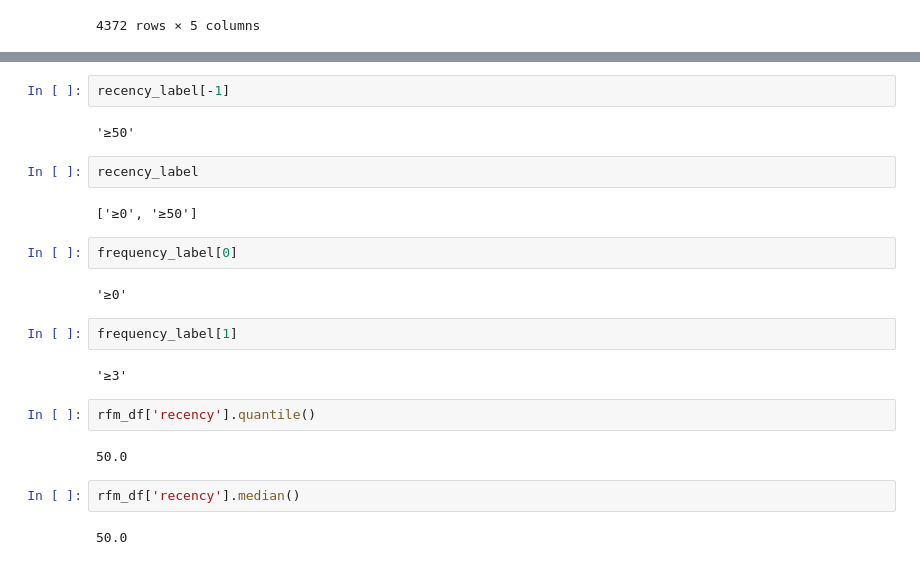
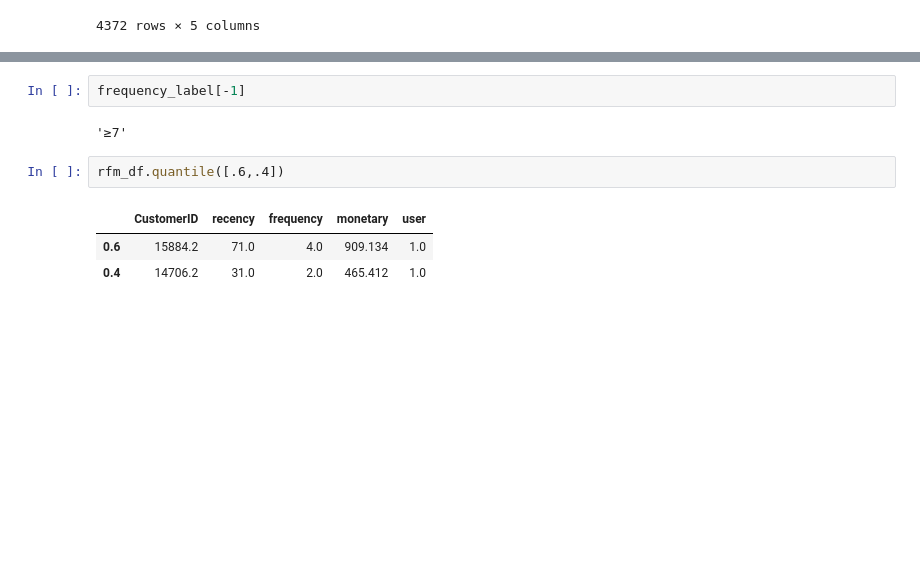
Before and after one commit to Benknightdark/GoogleTrendsApi, a Jupyter notebook: notebook/RFM Aanlysis.ipynb, the cells around one changed output, grey strips where cells are left out. Drawn from its saved outputs; the diff is of its cells as text; blank space fills up the shorter version.

```diff
--- a/notebook/RFM Aanlysis.ipynb
+++ b/notebook/RFM Aanlysis.ipynb
@@ -240,24 +273,10 @@ vip.head(10)
 # %%
-recency_label[-1]
+frequency_label[-1]
 # %% [output]
-'≥50'
+'≥7'
-# %%
-recency_label
-# %% [output]
-['≥0', '≥50']
-# %%
-frequency_label[0]
-# %% [output]
-'≥0'
-# %%
-frequency_label[1]
-# %% [output]
-'≥3'
 # %%
-rfm_df['recency'].quantile()
+rfm_df.quantile([.6,.4])
 # %% [output]
-50.0
+|  | CustomerID | recency | frequency | monetary | user |
+| 0.6 | 15884.2 | 71.0 | 4.0 | 909.134 | 1.0 |
+| 0.4 | 14706.2 | 31.0 | 2.0 | 465.412 | 1.0 |
-# %%
-rfm_df['recency'].median()
-# %% [output]
-50.0
```
Also changed, not shown: parts of 12 cells of this notebook.
